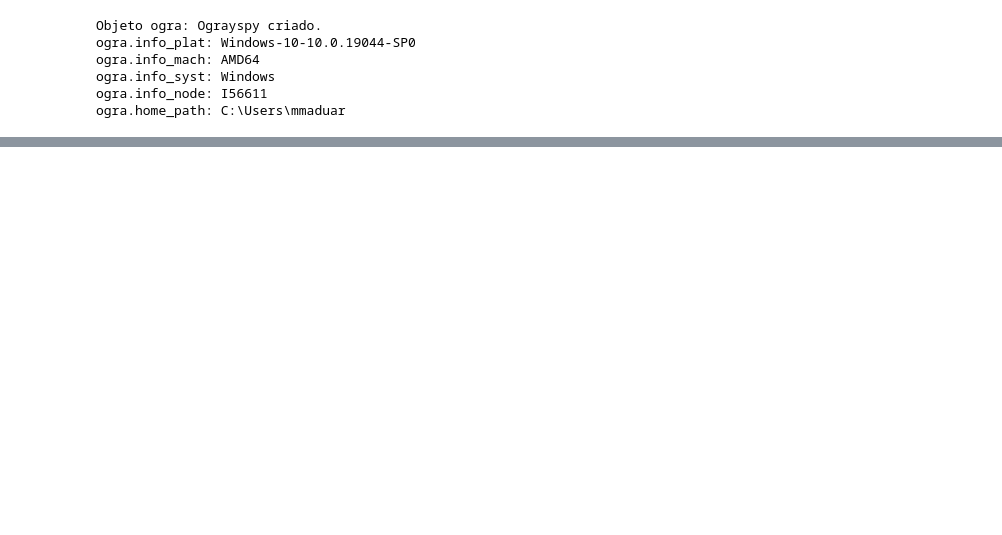
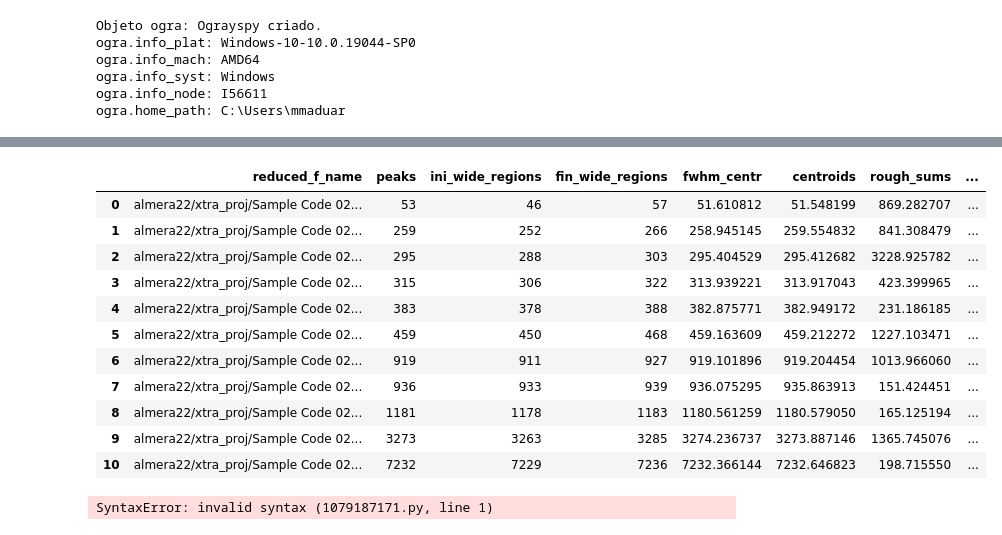
Before and after one commit to terrabela/OGRaySpY, a Jupyter notebook: src/radionuclide_analysis.ipynb, the cells around one changed output, grey strips where cells are left out. Cells and saved outputs as stored; diff of their text form; code cells hidden in the pictures; blank space fills up the shorter version.

```diff
--- a/src/radionuclide_analysis.ipynb
+++ b/src/radionuclide_analysis.ipynb
@@ -107,0 +137,16 @@ Fez total analysis.
+# %%
+unpickled_spec = pd.read_pickle(ogra.a_spec.pkl_file)
+unpickled_spec
+# %% [output]
+|  | reduced_f_name | peaks | ini_wide_regions | fin_wide_regions | fwhm_centr | centroids | rough_sums | ... |
+| 0 | almera22/xtra_proj/Sample Code 02... | 53 | 46 | 57 | 51.610812 | 51.548199 | 869.282707 | ... |
+| 1 | almera22/xtra_proj/Sample Code 02... | 259 | 252 | 266 | 258.945145 | 259.554832 | 841.308479 | ... |
+| 2 | almera22/xtra_proj/Sample Code 02... | 295 | 288 | 303 | 295.404529 | 295.412682 | 3228.925782 | ... |
+| 3 | almera22/xtra_proj/Sample Code 02... | 315 | 306 | 322 | 313.939221 | 313.917043 | 423.399965 | ... |
+| 4 | almera22/xtra_proj/Sample Code 02... | 383 | 378 | 388 | 382.875771 | 382.949172 | 231.186185 | ... |
+| 5 | almera22/xtra_proj/Sample Code 02... | 459 | 450 | 468 | 459.163609 | 459.212272 | 1227.103471 | ... |
+| 6 | almera22/xtra_proj/Sample Code 02... | 919 | 911 | 927 | 919.101896 | 919.204454 | 1013.966060 | ... |
+| 7 | almera22/xtra_proj/Sample Code 02... | 936 | 933 | 939 | 936.075295 | 935.863913 | 151.424451 | ... |
+| 8 | almera22/xtra_proj/Sample Code 02... | 1181 | 1178 | 1183 | 1180.561259 | 1180.579050 | 165.125194 | ... |
+| 9 | almera22/xtra_proj/Sample Code 02... | 3273 | 3263 | 3285 | 3274.236737 | 3273.887146 | 1365.745076 | ... |
+| 10 | almera22/xtra_proj/Sample Code 02... | 7232 | 7229 | 7236 | 7232.366144 | 7232.646823 | 198.715550 | ... |
@@ -107,0 +162,4 @@ Fez total analysis.
+# %%
+xfgj nxfgjhxftjh xrftjh
+# %% [output]
+SyntaxError: invalid syntax (1079187171.py, line 1)
```
Also changed, not shown: parts of 47 cells of this notebook, 13 other files.
